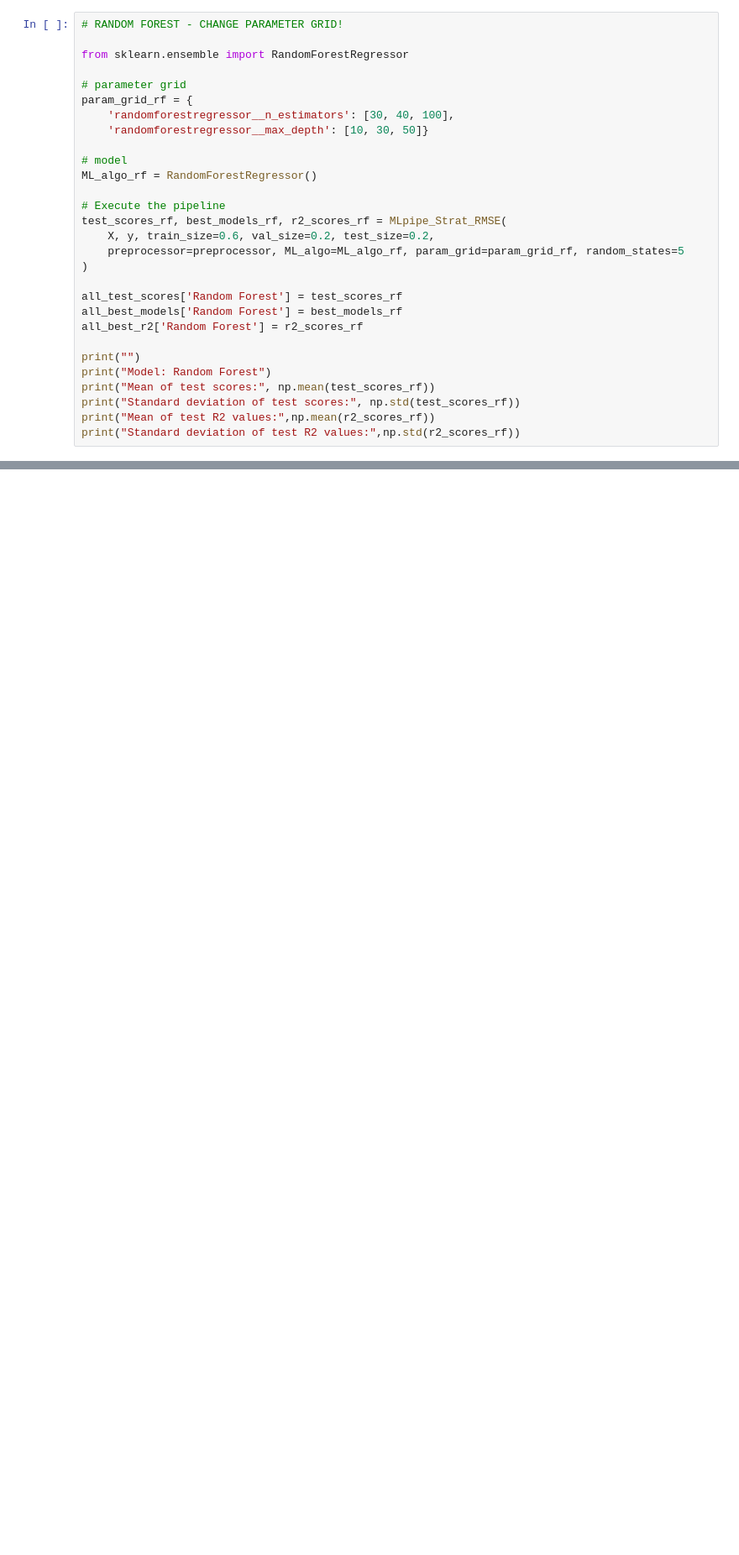
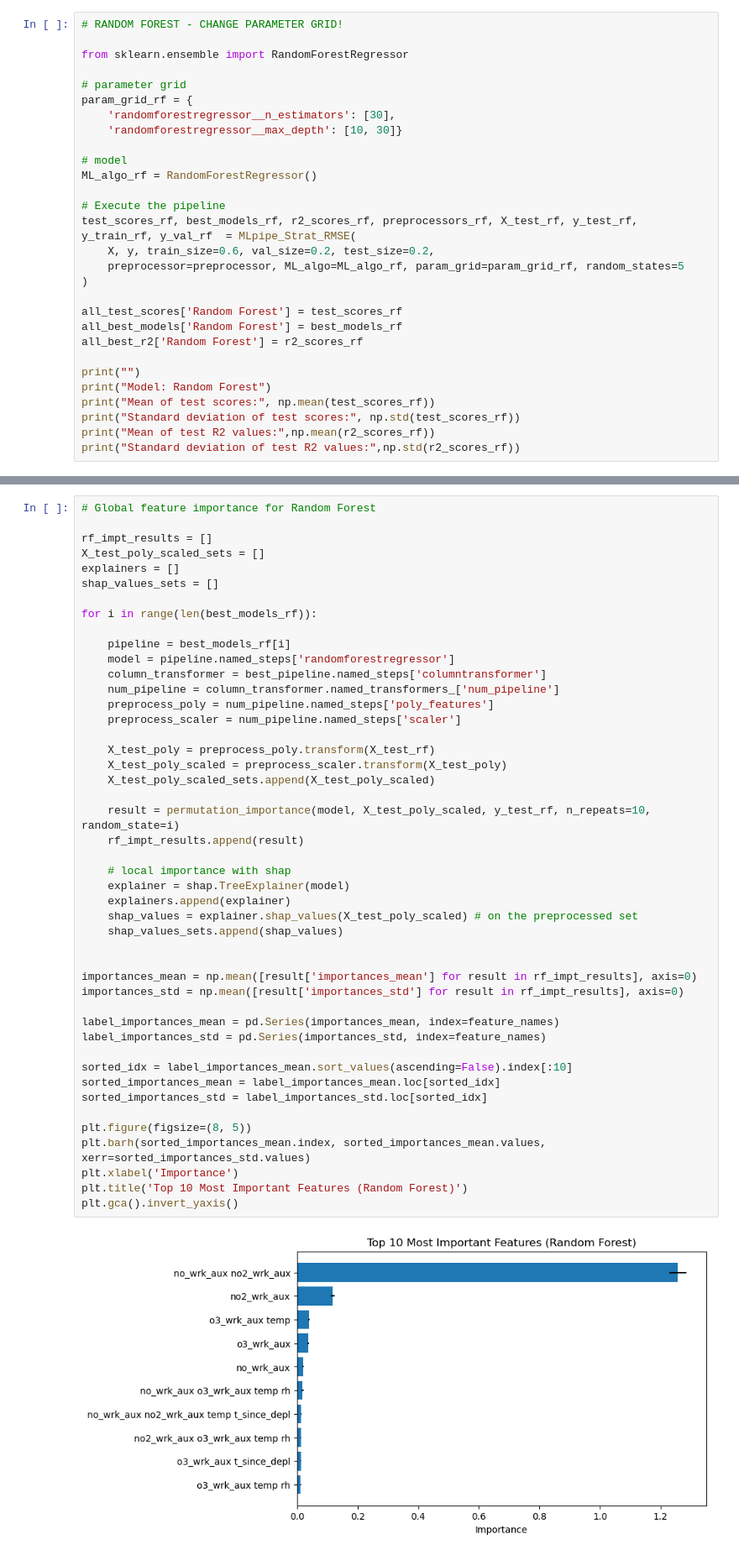
Before and after one commit to gberggg/data1030_finalproject, a Jupyter notebook: Multiple_algos_quadratic.ipynb, the cells around one changed output, grey strips where cells are left out. Shown at 84% size. Drawn from its saved outputs; the diff is of its cells as text; blank space fills up the shorter version.

```diff
--- a/Multiple_algos_quadratic.ipynb
+++ b/Multiple_algos_quadratic.ipynb
@@ -248,14 +381,14 @@ from sklearn.ensemble import RandomForestRegressor
 
 # parameter grid
 param_grid_rf = {
-    'randomforestregressor__n_estimators': [30, 40, 100],
-    'randomforestregressor__max_depth': [10, 30, 50]}
+    'randomforestregressor__n_estimators': [30],
+    'randomforestregressor__max_depth': [10, 30]}
 
 # model
 ML_algo_rf = RandomForestRegressor()
 
 # Execute the pipeline
-test_scores_rf, best_models_rf, r2_scores_rf = MLpipe_Strat_RMSE(
+test_scores_rf, best_models_rf, r2_scores_rf, preprocessors_rf, X_test_rf, y_test_rf, y_train_rf, y_val_rf  = MLpipe_Strat_RMSE(
     X, y, train_size=0.6, val_size=0.2, test_size=0.2,
     preprocessor=preprocessor, ML_algo=ML_algo_rf, param_grid=param_grid_rf, random_states=5
 )
@@ -411,0 +669,48 @@ Standard deviation of test scores: 1.421133888181789
+# %%
+# Global feature importance for Random Forest
+
+rf_impt_results = []
+X_test_poly_scaled_sets = []
+explainers = []
+shap_values_sets = []
+
+for i in range(len(best_models_rf)):
+
+    pipeline = best_models_rf[i]
+    model = pipeline.named_steps['randomforestregressor']
+    column_transformer = best_pipeline.named_steps['columntransformer']
+    num_pipeline = column_transformer.named_transformers_['num_pipeline']
+    preprocess_poly = num_pipeline.named_steps['poly_features']
+    preprocess_scaler = num_pipeline.named_steps['scaler']
+
+    X_test_poly = preprocess_poly.transform(X_test_rf)
+    X_test_poly_scaled = preprocess_scaler.transform(X_test_poly)
+    X_test_poly_scaled_sets.append(X_test_poly_scaled)
+
+    result = permutation_importance(model, X_test_poly_scaled, y_test_rf, n_repeats=10, random_state=i)
+    rf_impt_results.append(result)
+
+    # local importance with shap
+    explainer = shap.TreeExplainer(model)
+    explainers.append(explainer)
+    shap_values = explainer.shap_values(X_test_poly_scaled) # on the preprocessed set
+    shap_values_sets.append(shap_values)
+
+
+importances_mean = np.mean([result['importances_mean'] for result in rf_impt_results], axis=0)
+importances_std = np.mean([result['importances_std'] for result in rf_impt_results], axis=0)
+
+label_importances_mean = pd.Series(importances_mean, index=feature_names)
+label_importances_std = pd.Series(importances_std, index=feature_names)
+
+sorted_idx = label_importances_mean.sort_values(ascending=False).index[:10]
+sorted_importances_mean = label_importances_mean.loc[sorted_idx]
+sorted_importances_std = label_importances_std.loc[sorted_idx]
+
+plt.figure(figsize=(8, 5))
+plt.barh(sorted_importances_mean.index, sorted_importances_mean.values, xerr=sorted_importances_std.values)
+plt.xlabel('Importance')
+plt.title('Top 10 Most Important Features (Random Forest)')
+plt.gca().invert_yaxis()
+# %% [output]
+[figure, added]
```
Also changed, not shown: parts of 22 cells of this notebook, 2 other files.
